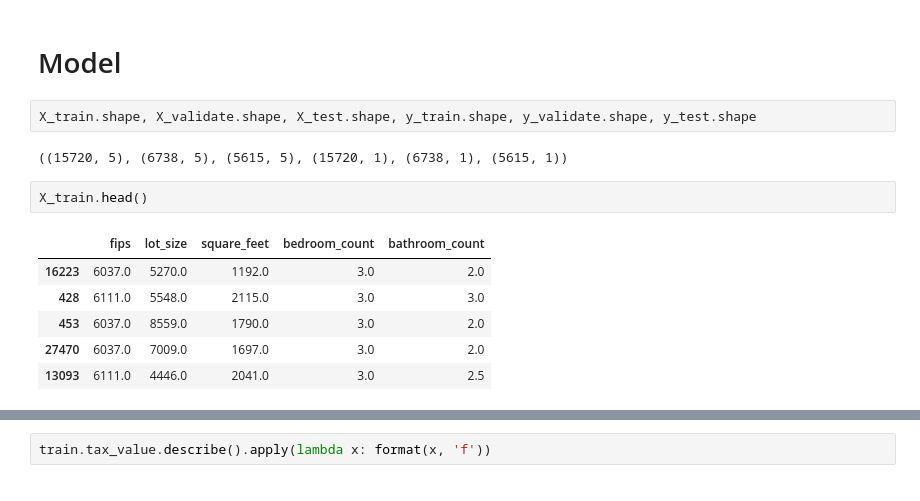
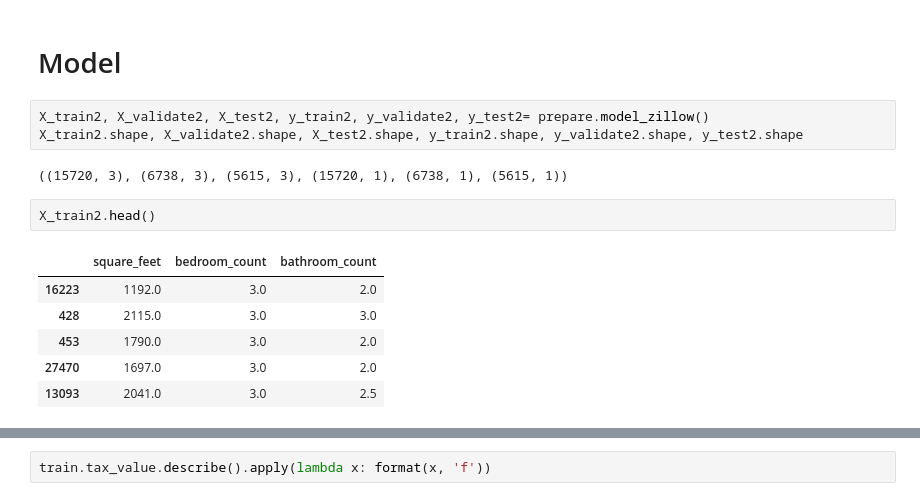
Before and after one commit to GabbyBarajasBroussard/zillow-regression-project, a Jupyter notebook: walkthrough_notebook.ipynb, the cells around one changed output, grey strips where cells are left out. Drawn from its saved outputs; the diff is of its cells as text.

```diff
--- a/walkthrough_notebook.ipynb
+++ b/walkthrough_notebook.ipynb
@@ -400,17 +383,18 @@ rfe_feature
 ['square_feet', 'bedroom_count', 'bathroom_count']
 # %% [markdown]
 # Model
-# %%
-X_train.shape, X_validate.shape, X_test.shape, y_train.shape, y_validate.shape, y_test.shape
-# %% [output]
-((15720, 5), (6738, 5), (5615, 5), (15720, 1), (6738, 1), (5615, 1))
+# %%
+X_train2, X_validate2, X_test2, y_train2, y_validate2, y_test2= prepare.model_zillow()
+X_train2.shape, X_validate2.shape, X_test2.shape, y_train2.shape, y_validate2.shape, y_test2.shape
+# %% [output]
+((15720, 3), (6738, 3), (5615, 3), (15720, 1), (6738, 1), (5615, 1))
 # %%
-X_train.head()
+X_train2.head()
 # %% [output]
-|  | fips | lot_size | square_feet | bedroom_count | bathroom_count |
-| 16223 | 6037.0 | 5270.0 | 1192.0 | 3.0 | 2.0 |
-| 428 | 6111.0 | 5548.0 | 2115.0 | 3.0 | 3.0 |
-| 453 | 6037.0 | 8559.0 | 1790.0 | 3.0 | 2.0 |
-| 27470 | 6037.0 | 7009.0 | 1697.0 | 3.0 | 2.0 |
-| 13093 | 6111.0 | 4446.0 | 2041.0 | 3.0 | 2.5 |
+|  | square_feet | bedroom_count | bathroom_count |
+| 16223 | 1192.0 | 3.0 | 2.0 |
+| 428 | 2115.0 | 3.0 | 3.0 |
+| 453 | 1790.0 | 3.0 | 2.0 |
+| 27470 | 1697.0 | 3.0 | 2.0 |
+| 13093 | 2041.0 | 3.0 | 2.5 |
 # %%
```
Also changed, not shown: parts of 23 cells of this notebook.
